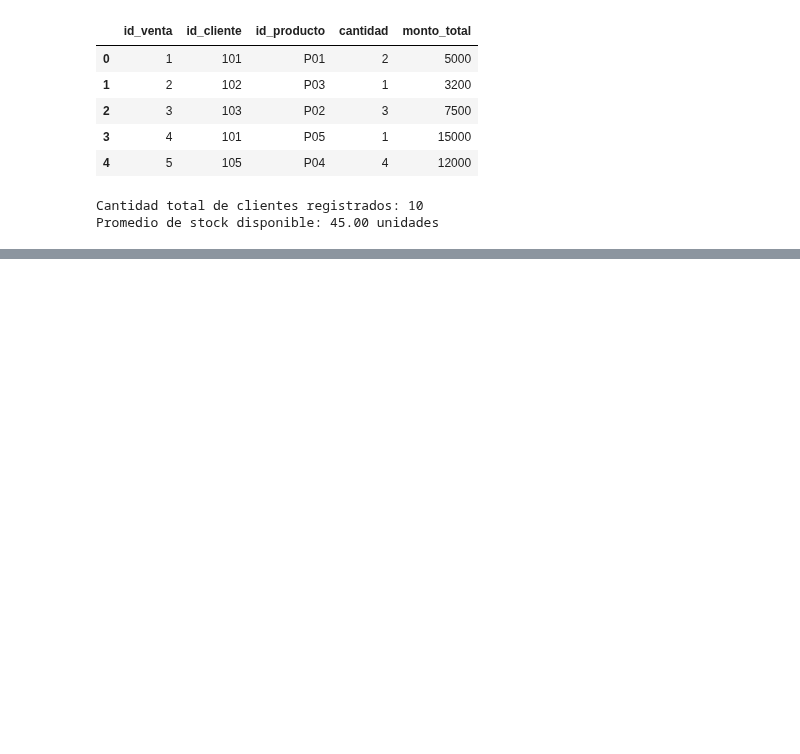
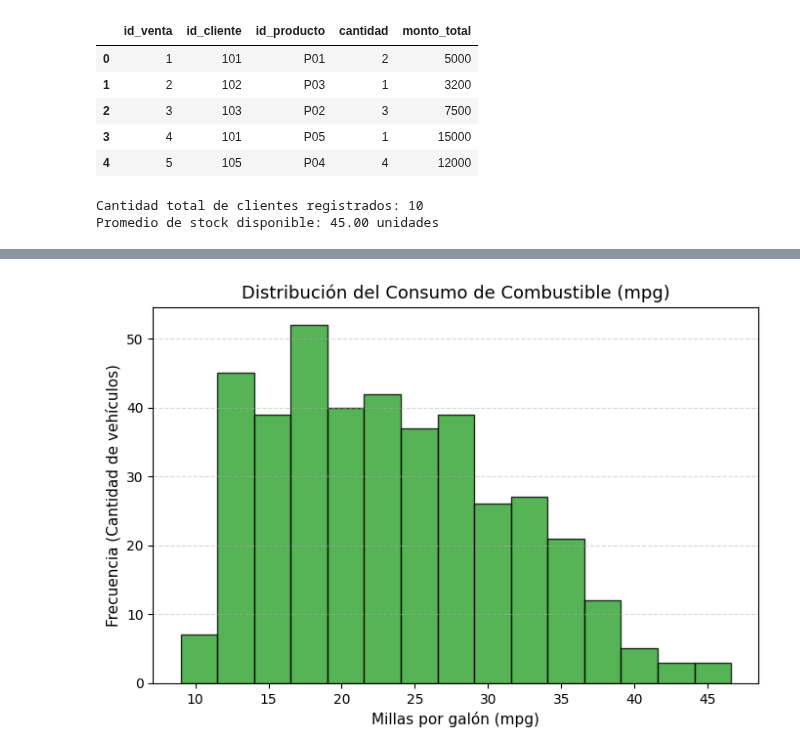
Before and after one commit to Gise08/Aprendizaje_Autotamico_2026, a Jupyter notebook: Clase_2/Clase_2.ipynb, the cells around one changed output, grey strips where cells are left out. Cells and saved outputs as stored; diff of their text form; code cells hidden in the pictures; blank space fills up the shorter version.

```diff
--- a/Clase_2/Clase_2.ipynb
+++ b/Clase_2/Clase_2.ipynb
@@ -69,0 +97,12 @@ Promedio de stock disponible: 45.00 unidades
+# %%
+# Tarea 3: Histograma del consumo de combustible (mpg) para observar su distribución
+plt.figure(figsize=(8, 5))
+plt.hist(df_auto['mpg'].dropna(), bins=15, color='#2ca02c', edgecolor='black', alpha=0.8)
+
+plt.title("Distribución del Consumo de Combustible (mpg)", fontsize=13)
+plt.xlabel("Millas por galón (mpg)", fontsize=11)
+plt.ylabel("Frecuencia (Cantidad de vehículos)", fontsize=11)
+plt.grid(axis='y', linestyle='--', alpha=0.5)
+plt.show()
+# %% [output]
+[figure, added]
```
Also changed, not shown: parts of 6 cells of this notebook, 1 other file.
